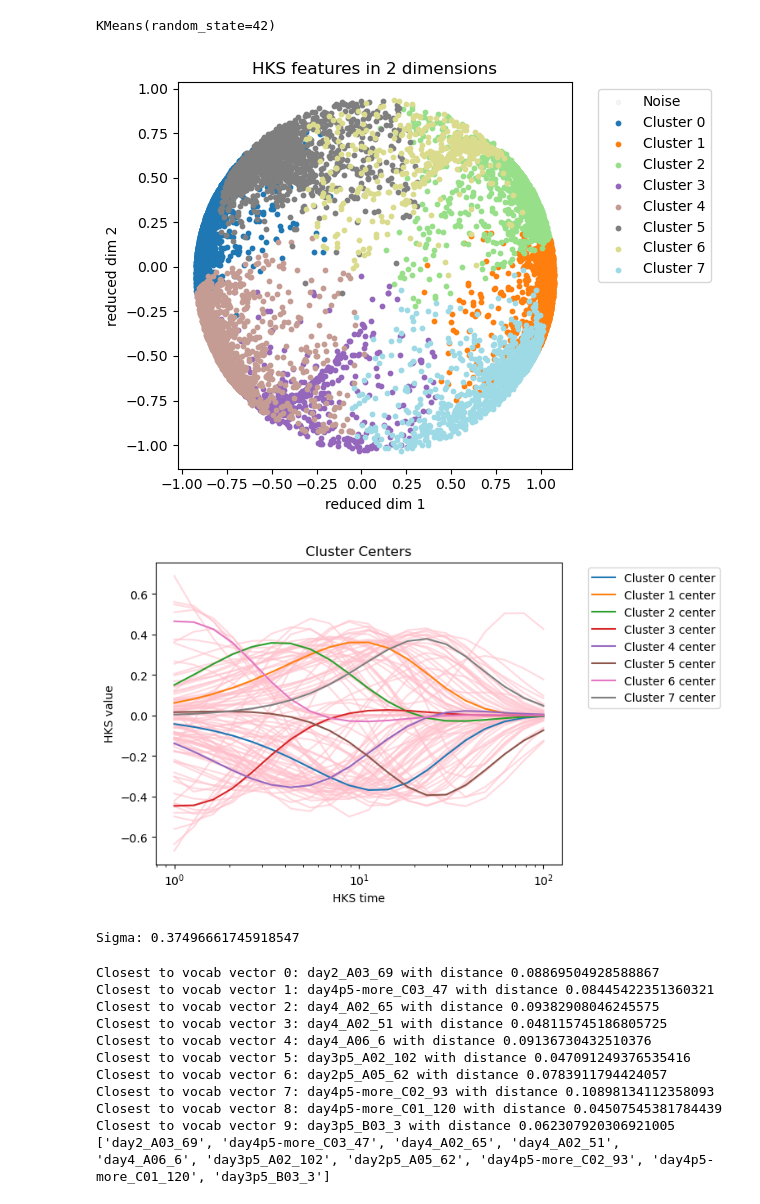
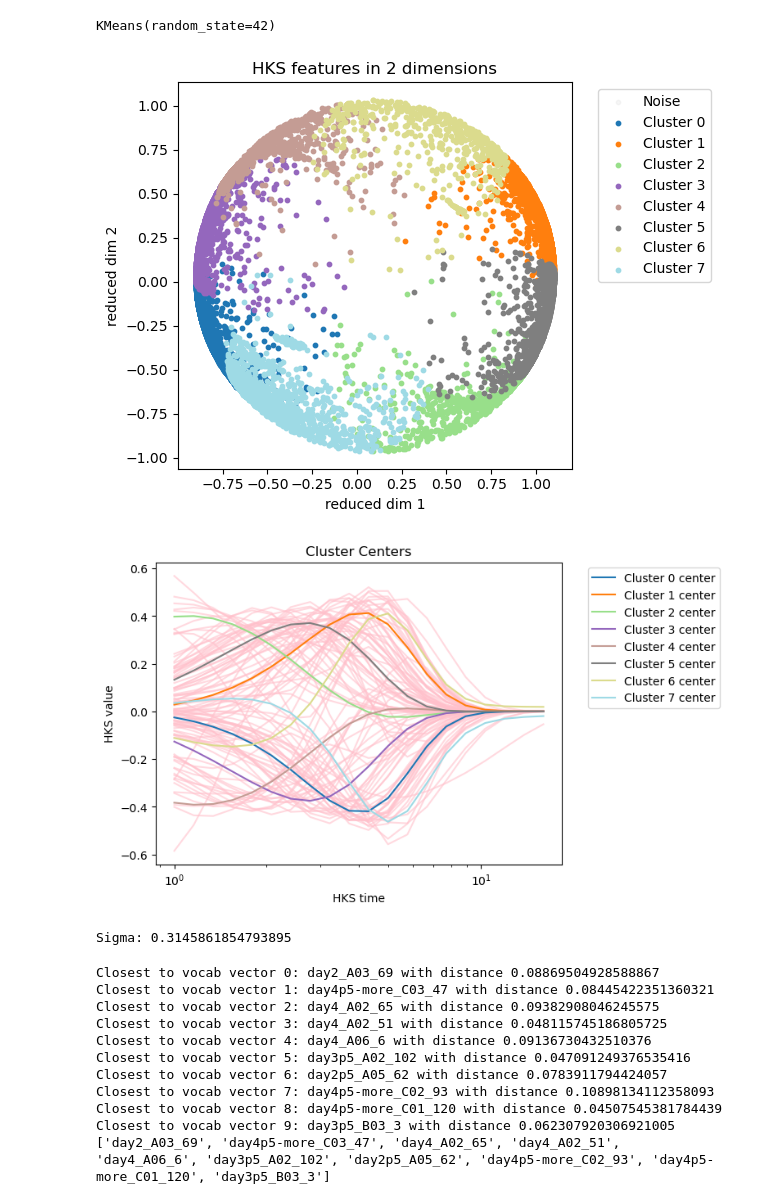
Before and after one commit to Irene-Li/SphericalHarmonics, a Jupyter notebook: bag_of_features.ipynb, the cells around one changed output. Cells and saved outputs as stored; diff of their text form; code cells hidden in the pictures.

```diff
--- a/bag_of_features.ipynb
+++ b/bag_of_features.ipynb
@@ -37,22 +37,29 @@ wells       = cfg['wells']
 rounds      = cfg['rounds']
 times_dic   = cfg['times_dic']
 # %%
-ts = np.exp(2*np.linspace(0, np.log(10), 20))
+ts = np.exp(2*np.linspace(0, np.log(10), 2))
 
-def load(save_path, ts):
+def find_times(area):
+    final_time = np.sqrt(area)
+    ts = np.exp(2*np.linspace(0, np.log(final_time), 20))
+    return ts
+
+def load(save_path):
     m = FateMarkers()
     m.load_results(save_path)
     frac_diff = m.compute_recon_quality()
 
     _, _, _, _, new_indices = igl.decimate(m.v, m.f, 200)
     hks = []
+    ts = find_times(m.area)
     for t in ts:
         x = np.einsum('i, ji->j', np.exp(-m.eigvals*t), m.eigvecs[new_indices, :]**2)
         hks.append(x)
     hks = np.array(hks).T
 
     c = complexity(m)
-    return hks, frac_diff, c
+    return hks, frac_diff, c, m.area
+
 
 def complexity(m, threshold=0.015):
     for l in range(1, m.lmax+1):
@@ -66,6 +73,7 @@ times = []
 fracs = []
 ids = []
 complexities = []
+areas = []
 
 for timepoint in timepoints:
     zarr_name = zarr_names[timepoint]
@@ -77,9 +85,10 @@ for timepoint in timepoints:
         for label in tqdm(labels):
             save_path = f"{file_path}/fm_data/{label}"
             if os.path.exists(save_path + '_coeffs.npz'):
-                hks, frac, c = load(save_path, ts=ts)
+                hks, frac, c, area = load(save_path)
                 hkss.append(hks)
                 times.append(timepoint[3:])
                 fracs.append(frac)
                 ids.append(f"{timepoint}_{well_name}_{label}")
                 complexities.append(c)
+                areas.append(area)
@@ -180,5 +206,5 @@ plt.show()
 # %%
-data = np.load('sim/bof_raw_value.npz')
+data = np.load('sim/bof_raw_value_variable_time.npz')
 filtered_times = data['filtered_times']
 filtered_ids = data['filtered_ids']
 collected_hks = data['filtered_hks']
@@ -240,30 +239,31 @@ plt.legend(bbox_to_anchor=(1.05, 1), loc='upper left')
 plt.tight_layout()
 plt.show()
 # %% [output]
-[figure, old version]
+[figure, new version]
 # %%
 # plot the center of each cluster
 import random
 random_indices = [random.randint(0, len(collected_hks)-1) for _ in range(100)]
 
+rescaled_ts = np.exp(2*np.linspace(0, np.log(4), 20))
 for i in random_indices:
-    plt.plot(ts, rescaled_hks[i], color='pink', alpha=0.6)
+    plt.plot(rescaled_ts, rescaled_hks[i], color='pink', alpha=0.6)
 
 cluster_centers = []
 colors = plt.cm.tab20(np.linspace(0, 1, cluster.labels_.max() + 1))
 for i in range(cluster.labels_.max() + 1):
     center = filtered_rescaled_hks[cluster.labels_==i].mean(axis=0)
     cluster_centers.append(center)
-    plt.plot(ts, center, '-', label=f'Cluster {i} center')
+    plt.plot(rescaled_ts, center, '-', color=colors[i], label=f'Cluster {i} center')
 # plt.ylim([0, 0.08])
 plt.xscale('log')
 plt.xlabel('HKS time')
 plt.ylabel('HKS value')
 plt.title('Cluster Centers')
 plt.legend(bbox_to_anchor=(1.05, 1), loc='upper left')
 plt.show()
 # %% [output]
-[figure, old version]
+[figure, new version]
 # %%
 cluster_id = cluster.labels_
 
@@ -280,5 +280,5 @@ print("Sigma:", sigma)
 
 vocab = np.array(cluster_centers)
 # %% [output]
-Sigma: 0.37496661745918547
+Sigma: 0.3145861854793895
 # %%
```
Also changed, not shown: parts of 9 cells of this notebook, 40 other files.
